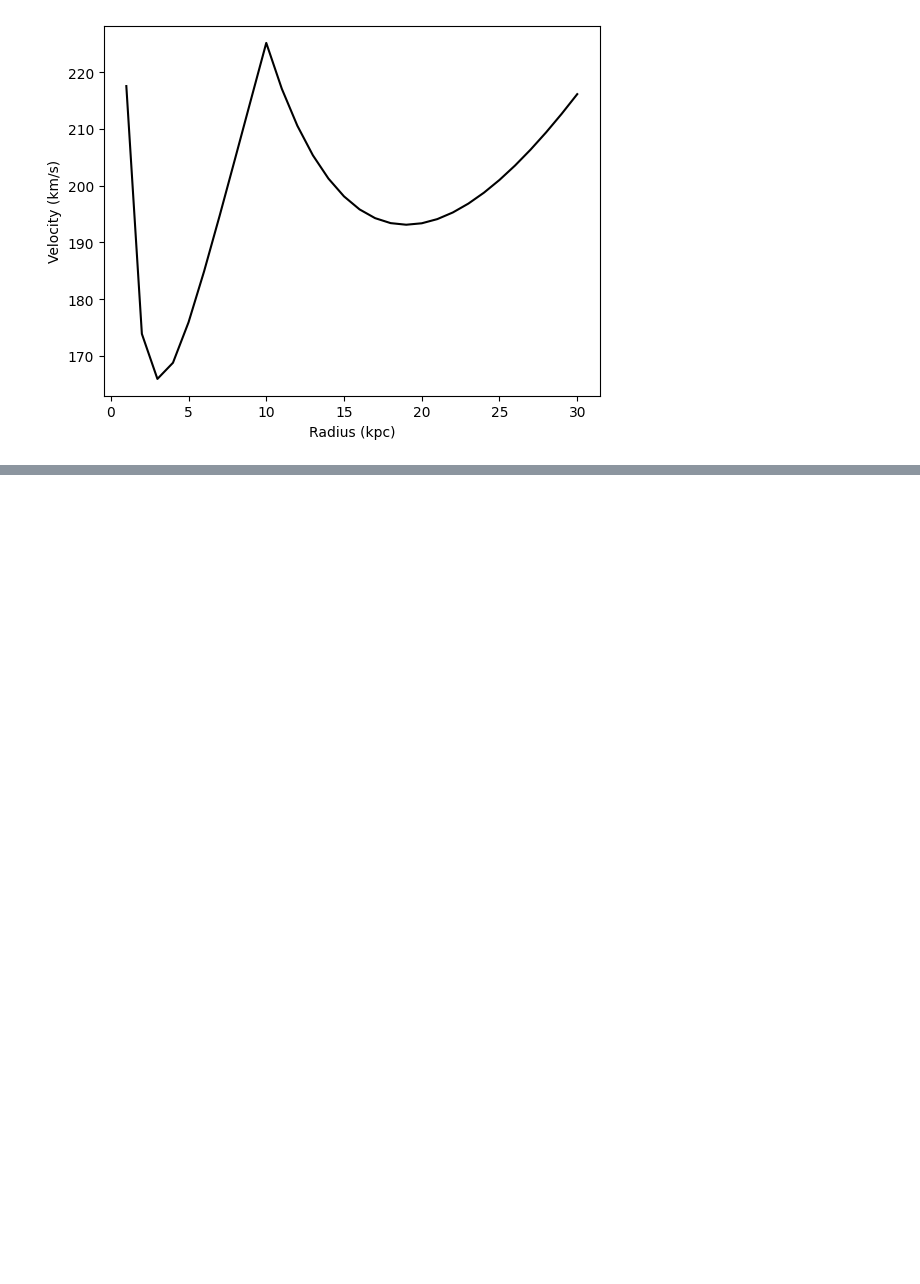
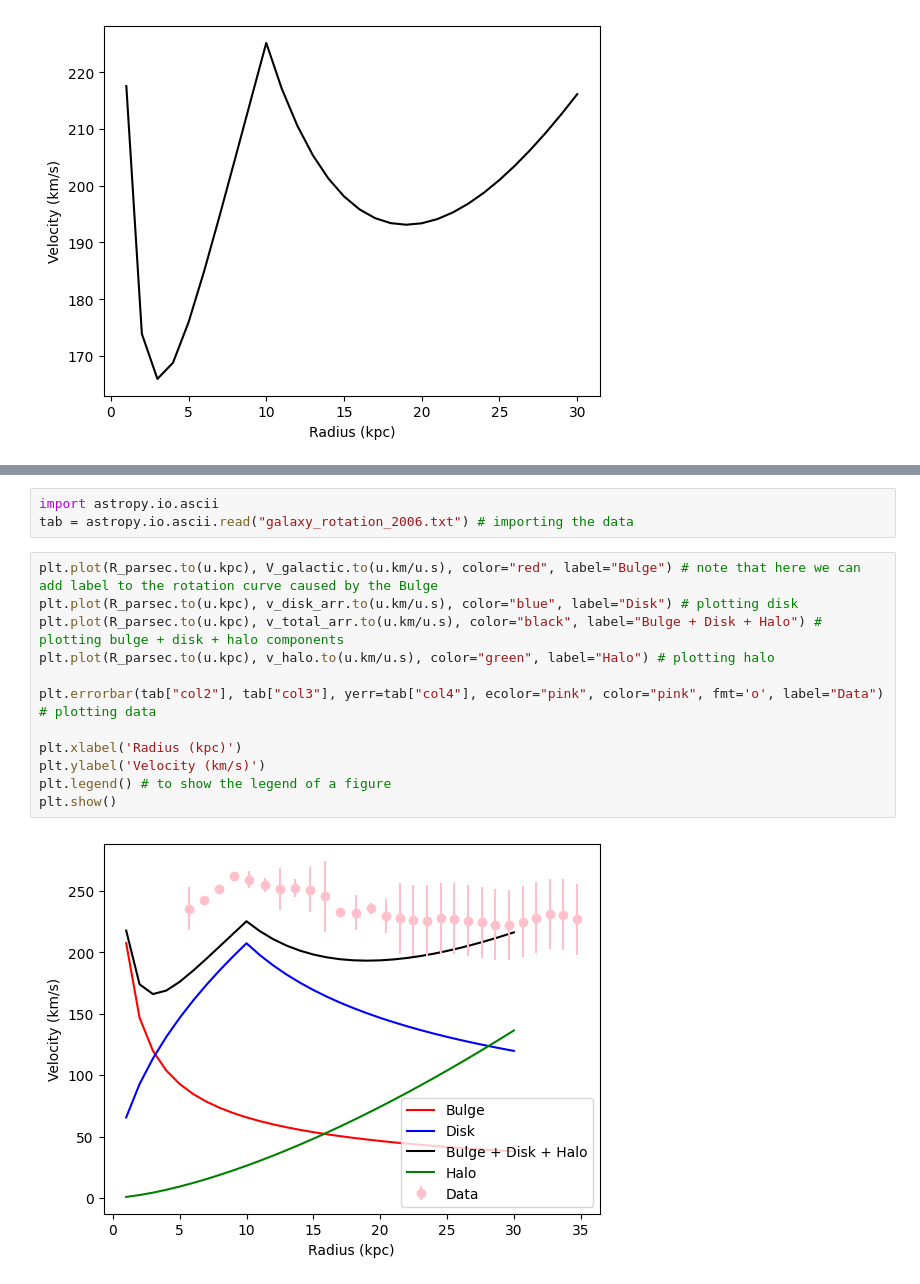
Before and after one commit to sawible/AHHHHHHHHHHH, a Jupyter notebook: rotCurveMilkyWay.ipynb, the cells around one changed output, grey strips where cells are left out. Drawn from its saved outputs; the diff is of its cells as text; blank space fills up the shorter version.

```diff
--- a/rotCurveMilkyWay.ipynb
+++ b/rotCurveMilkyWay.ipynb
@@ -150,0 +156,17 @@ plt.show()
+# %%
+import astropy.io.ascii
+tab = astropy.io.ascii.read("galaxy_rotation_2006.txt") # importing the data
+# %%
+plt.plot(R_parsec.to(u.kpc), V_galactic.to(u.km/u.s), color="red", label="Bulge") # note that here we can add label to the rotation curve caused by the Bulge
+plt.plot(R_parsec.to(u.kpc), v_disk_arr.to(u.km/u.s), color="blue", label="Disk") # plotting disk
+plt.plot(R_parsec.to(u.kpc), v_total_arr.to(u.km/u.s), color="black", label="Bulge + Disk + Halo") # plotting bulge + disk + halo components
+plt.plot(R_parsec.to(u.kpc), v_halo.to(u.km/u.s), color="green", label="Halo") # plotting halo
+
+plt.errorbar(tab["col2"], tab["col3"], yerr=tab["col4"], ecolor="pink", color="pink", fmt='o', label="Data") # plotting data
+
+plt.xlabel('Radius (kpc)')
+plt.ylabel('Velocity (km/s)')
+plt.legend() # to show the legend of a figure
+plt.show()
+# %% [output]
+[figure, added]
```
Also changed, not shown: parts of 4 cells of this notebook.
